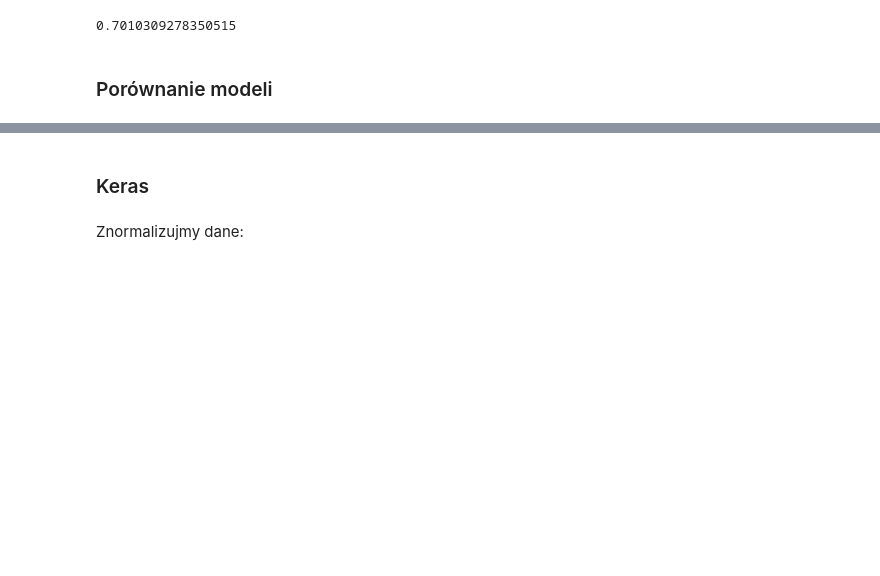
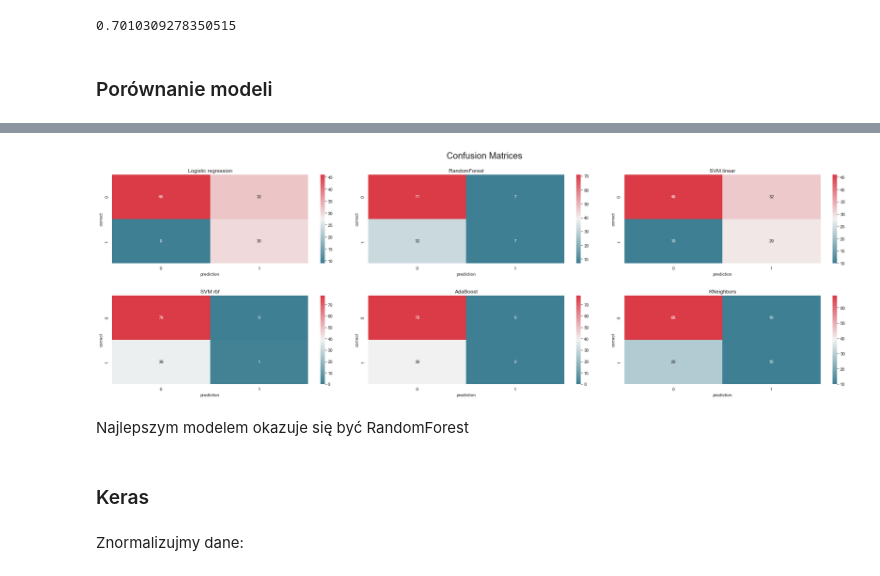
Before and after one commit to IdleSolution/psi-projekt, a Jupyter notebook: project.ipynb, the cells around one changed output, grey strips where cells are left out. Saved outputs shown, nothing was run; the diff lists cells and outputs as text; code cells hidden in the pictures; blank space fills up the shorter version.

```diff
--- a/project.ipynb
+++ b/project.ipynb
@@ -425,22 +402,26 @@ df
 # %%
 from sklearn.metrics import confusion_matrix
 
 cmap = sns.diverging_palette(220, 10, as_cmap=True)
 
-fig, axs = plt.subplots(2, 5, figsize=(25,8))
+fig, axs = plt.subplots(2, 3, figsize=(25,8))
 
 for i, (name, model, pred) in enumerate(models):
   cm = confusion_matrix(y_test, pred)
-  sns.heatmap(cm, annot=True, cmap=cmap, fmt='.0f', ax=axs[i // 5, i % 5])
-  axs[i // 5, i % 5].set_title(name)
+  sns.heatmap(cm, annot=True, cmap=cmap, fmt='.0f', ax=axs[i // 3, i % 3])
+  axs[i // 3, i % 3].set_title(name)
 
 for ax in axs.flat:
     ax.set(xlabel='prediction', ylabel='correct')
     ax.label_outer()
 
 fig.tight_layout(pad=3.0)
 fig.suptitle('Confusion Matrices', fontsize=20, verticalalignment='bottom')
 fig.show()
+# %% [output]
+[figure, added]
+# %% [markdown]
+Najlepszym modelem okazuje się być RandomForest
 # %% [markdown]
 <h3>Keras</h3>
 # %% [markdown]
```
Also changed, not shown: parts of 10 cells of this notebook.
